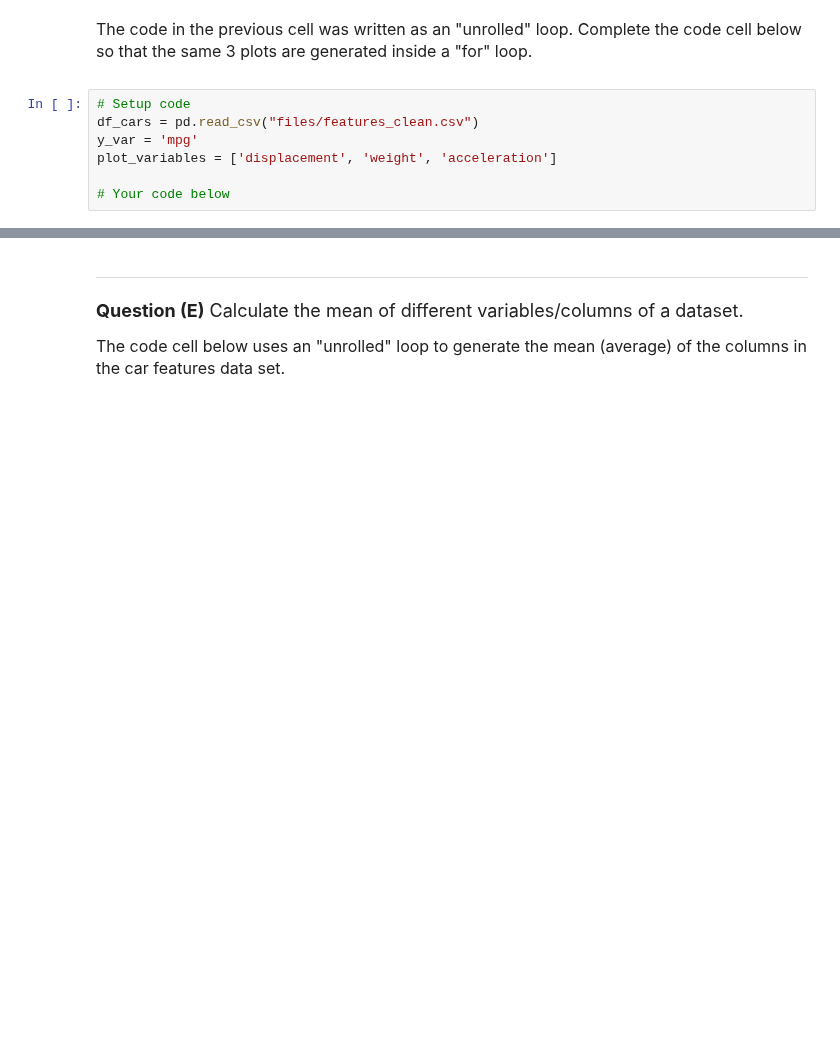
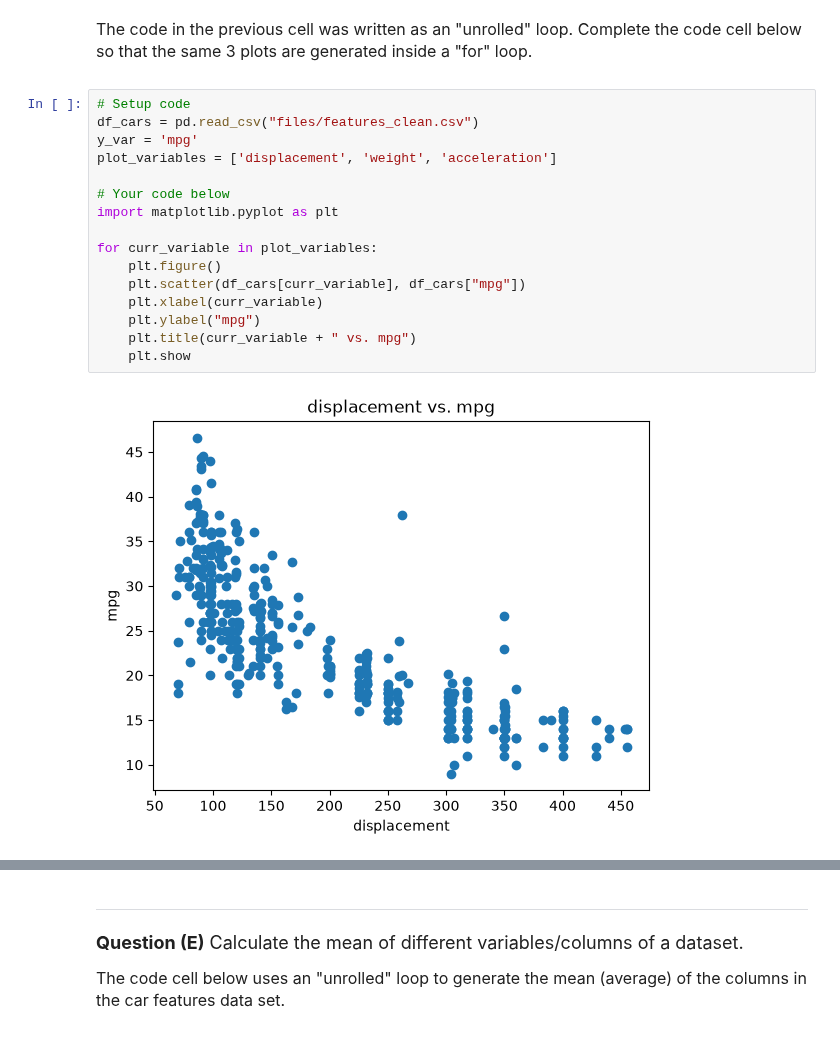
Before and after one commit to victoriagu0601/datasci151fall2026, a Jupyter notebook: _quizzes/practice_quiz_2/practice_quiz.ipynb, the cells around one changed output, grey strips where cells are left out. Drawn from its saved outputs; the diff is of its cells as text; blank space fills up the shorter version.

```diff
--- a/_quizzes/practice_quiz_2/practice_quiz.ipynb
+++ b/_quizzes/practice_quiz_2/practice_quiz.ipynb
@@ -140,7 +175,18 @@ The code in the previous cell was written as an "unrolled" loop. Complete the co
 # %%
 # Setup code
 df_cars = pd.read_csv("files/features_clean.csv")
 y_var = 'mpg'
 plot_variables = ['displacement', 'weight', 'acceleration']
 
 # Your code below
+import matplotlib.pyplot as plt
+
+for curr_variable in plot_variables:
+    plt.figure()
+    plt.scatter(df_cars[curr_variable], df_cars["mpg"])
+    plt.xlabel(curr_variable)
+    plt.ylabel("mpg")
+    plt.title(curr_variable + " vs. mpg")
+    plt.show
+# %% [output]
+[figure, added]
```
Also changed, not shown: parts of 8 cells of this notebook, 30 other files.
